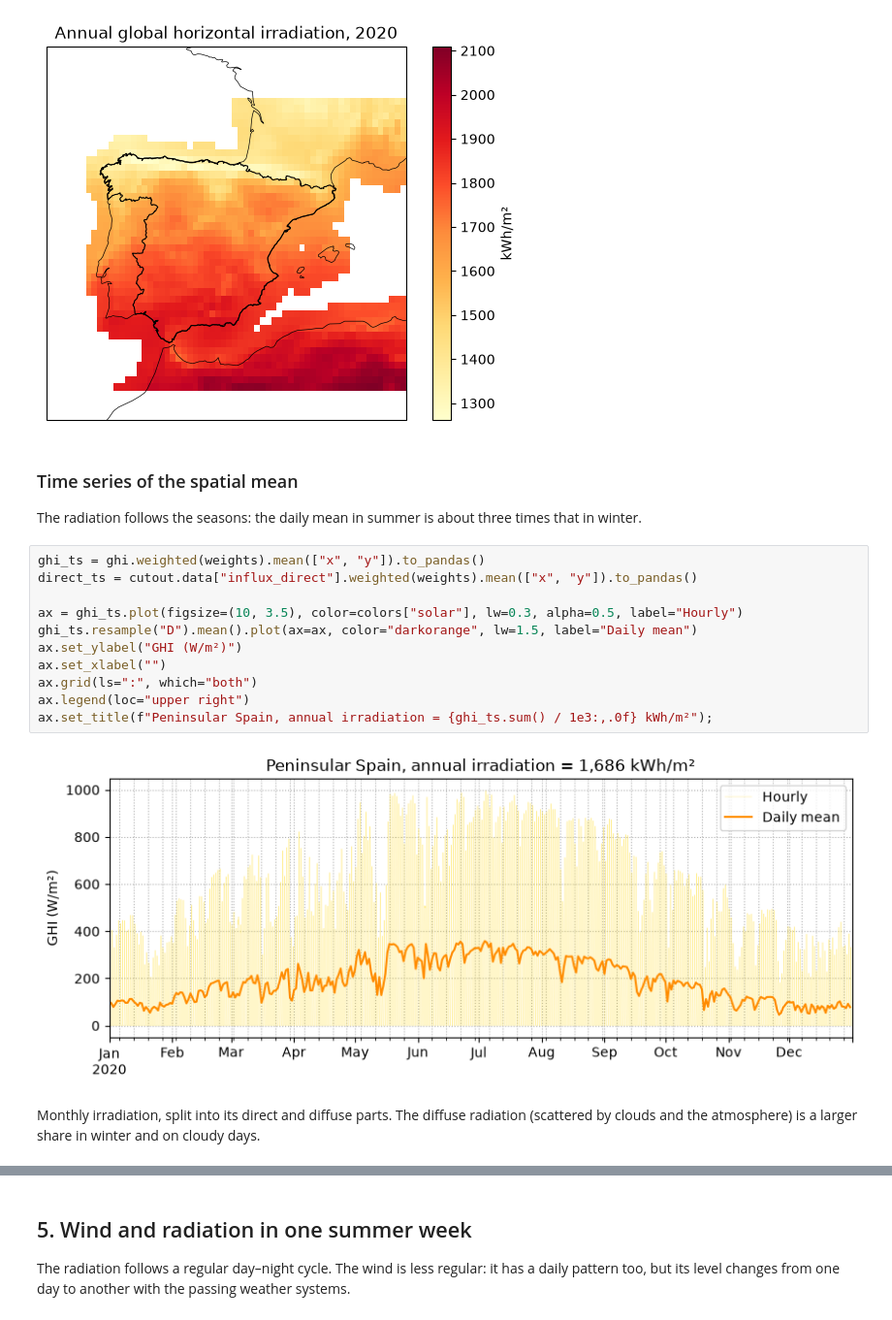
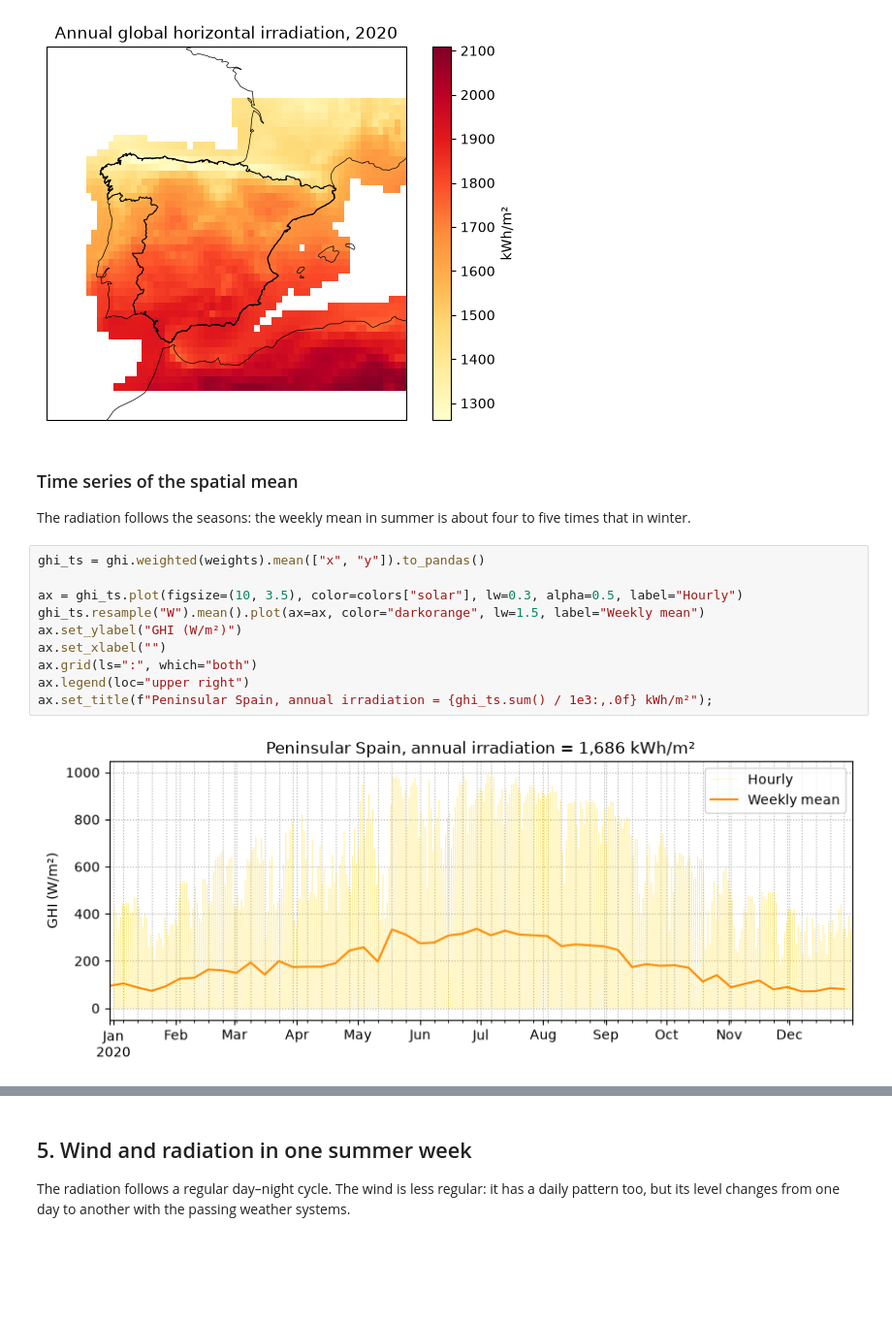
Before and after one commit to cristobal-GC/intro_pypsa_ecosystem, a Jupyter notebook: B_atlite/B1_meteorological_data.ipynb, the cells around one changed output, grey strips where cells are left out. Shown at 97% size. Drawn from its saved outputs; the diff is of its cells as text; blank space fills up the shorter version.

```diff
--- a/B_atlite/B1_meteorological_data.ipynb
+++ b/B_atlite/B1_meteorological_data.ipynb
@@ -182,19 +182,16 @@ ax.set_title("Annual global horizontal irradiation, 2020");
 # %% [markdown]
 ### Time series of the spatial mean
 
-The radiation follows the seasons: the daily mean in summer is about three times that in winter.
+The radiation follows the seasons: the weekly mean in summer is about four to five times that in winter.
 # %%
 ghi_ts = ghi.weighted(weights).mean(["x", "y"]).to_pandas()
-direct_ts = cutout.data["influx_direct"].weighted(weights).mean(["x", "y"]).to_pandas()
 
 ax = ghi_ts.plot(figsize=(10, 3.5), color=colors["solar"], lw=0.3, alpha=0.5, label="Hourly")
-ghi_ts.resample("D").mean().plot(ax=ax, color="darkorange", lw=1.5, label="Daily mean")
+ghi_ts.resample("W").mean().plot(ax=ax, color="darkorange", lw=1.5, label="Weekly mean")
 ax.set_ylabel("GHI (W/m²)")
 ax.set_xlabel("")
 ax.grid(ls=":", which="both")
 ax.legend(loc="upper right")
 ax.set_title(f"Peninsular Spain, annual irradiation = {ghi_ts.sum() / 1e3:,.0f} kWh/m²");
 # %% [output]
-[figure, old version]
+[figure, new version]
-# %% [markdown]
-Monthly irradiation, split into its direct and diffuse parts. The diffuse radiation (scattered by clouds and the atmosphere) is a larger share in winter and on cloudy days.
```
Also changed, not shown: parts of 3 cells of this notebook, 2 other files.
